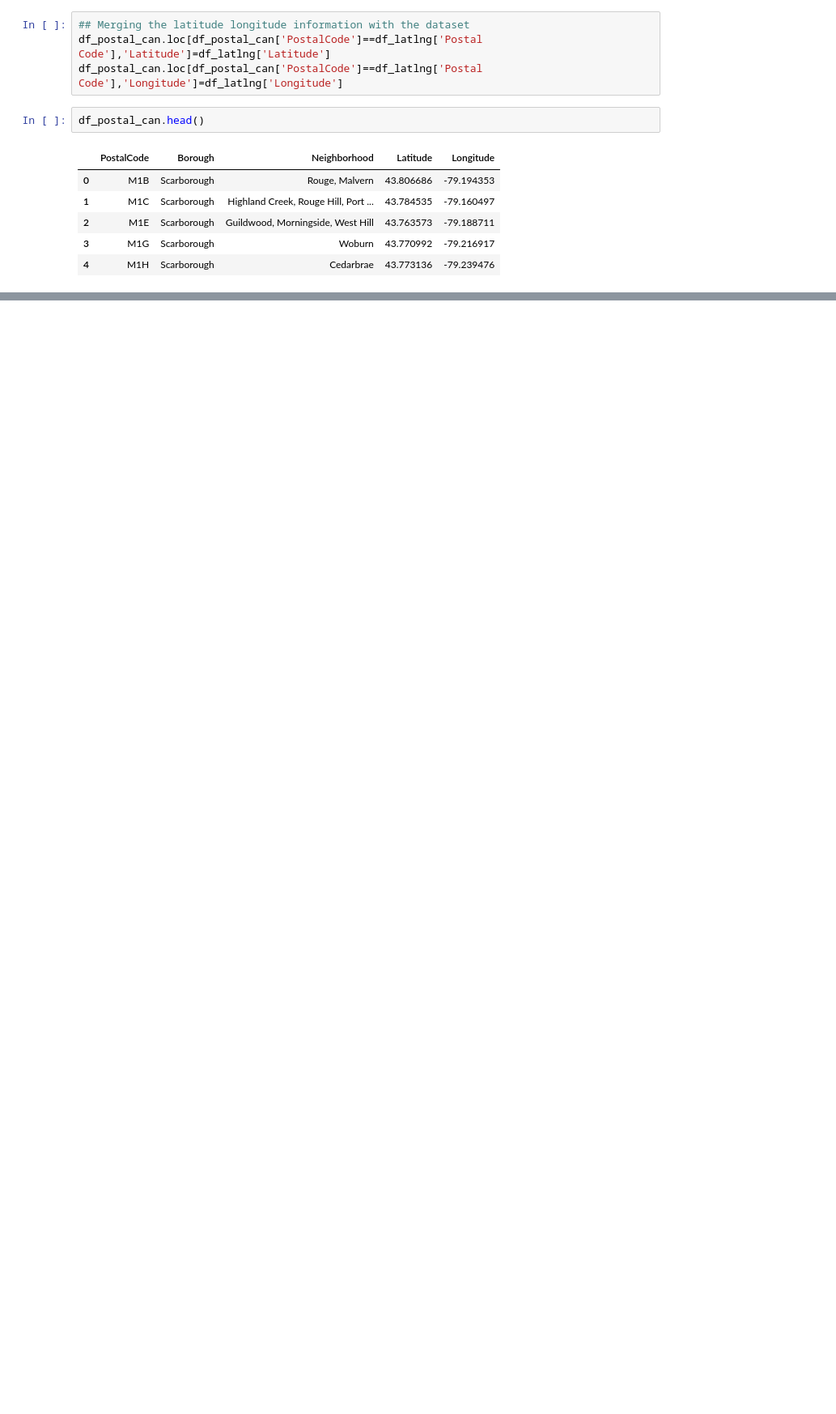
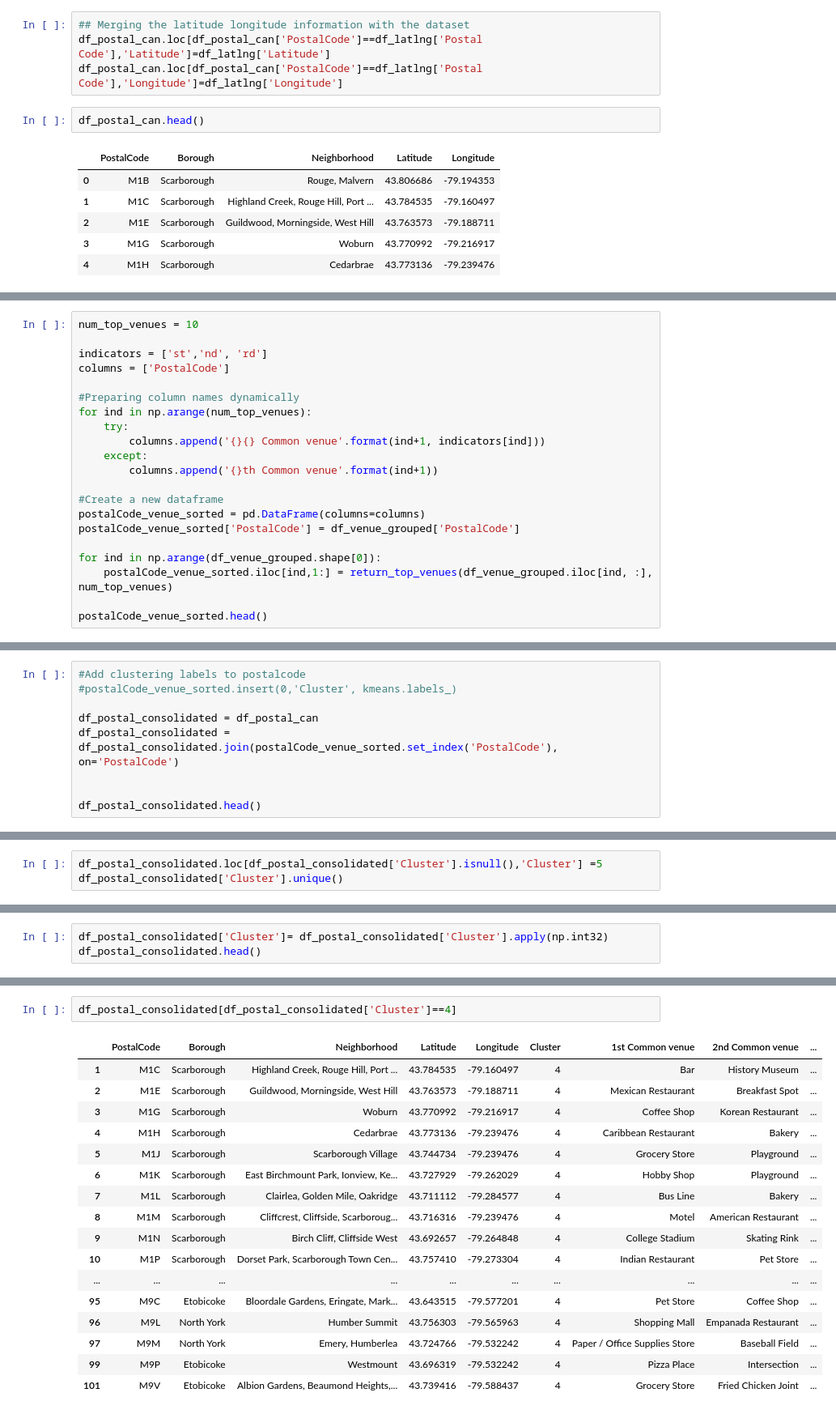
Before and after one commit to debapriyo-dasgupta/Coursera_Capstone_old, a Jupyter notebook: Battle_of_neighbourhood_capstone_project.ipynb, the cells around one changed output, grey strips where cells are left out. Shown at 81% size. Drawn from its saved outputs; the diff is of its cells as text; blank space fills up the shorter version.

```diff
--- a/Battle_of_neighbourhood_capstone_project.ipynb
+++ b/Battle_of_neighbourhood_capstone_project.ipynb
@@ -172,0 +562,21 @@ df_postal_can.head()
+# %%
+num_top_venues = 10
+
+indicators = ['st','nd', 'rd']
+columns = ['PostalCode']
+
+#Preparing column names dynamically
+for ind in np.arange(num_top_venues):
+    try:
+        columns.append('{}{} Common venue'.format(ind+1, indicators[ind]))
+    except:
+        columns.append('{}th Common venue'.format(ind+1))
+
+#Create a new dataframe
+postalCode_venue_sorted = pd.DataFrame(columns=columns)
+postalCode_venue_sorted['PostalCode'] = df_venue_grouped['PostalCode']
+
+for ind in np.arange(df_venue_grouped.shape[0]):
+    postalCode_venue_sorted.iloc[ind,1:] = return_top_venues(df_venue_grouped.iloc[ind, :], num_top_venues)
+
+postalCode_venue_sorted.head()
@@ -172,0 +610,9 @@ df_postal_can.head()
+# %%
+#Add clustering labels to postalcode
+#postalCode_venue_sorted.insert(0,'Cluster', kmeans.labels_)
+
+df_postal_consolidated = df_postal_can
+df_postal_consolidated = df_postal_consolidated.join(postalCode_venue_sorted.set_index('PostalCode'), on='PostalCode')
+
+
+df_postal_consolidated.head()
@@ -172,0 +669,3 @@ df_postal_can.head()
+# %%
+df_postal_consolidated.loc[df_postal_consolidated['Cluster'].isnull(),'Cluster'] =5
+df_postal_consolidated['Cluster'].unique()
@@ -172,0 +676,3 @@ df_postal_can.head()
+# %%
+df_postal_consolidated['Cluster']= df_postal_consolidated['Cluster'].apply(np.int32)
+df_postal_consolidated.head()
@@ -172,0 +757,20 @@ df_postal_can.head()
+# %%
+df_postal_consolidated[df_postal_consolidated['Cluster']==4]
+# %% [output]
+|  | PostalCode | Borough | Neighborhood | Latitude | Longitude | Cluster | 1st Common venue | 2nd Common venue | ... |
+| 1 | M1C | Scarborough | Highland Creek, Rouge Hill, Port ... | 43.784535 | -79.160497 | 4 | Bar | History Museum | ... |
+| 2 | M1E | Scarborough | Guildwood, Morningside, West Hill | 43.763573 | -79.188711 | 4 | Mexican Restaurant | Breakfast Spot | ... |
+| 3 | M1G | Scarborough | Woburn | 43.770992 | -79.216917 | 4 | Coffee Shop | Korean Restaurant | ... |
+| 4 | M1H | Scarborough | Cedarbrae | 43.773136 | -79.239476 | 4 | Caribbean Restaurant | Bakery | ... |
+| 5 | M1J | Scarborough | Scarborough Village | 43.744734 | -79.239476 | 4 | Grocery Store | Playground | ... |
+| 6 | M1K | Scarborough | East Birchmount Park, Ionview, Ke... | 43.727929 | -79.262029 | 4 | Hobby Shop | Playground | ... |
+| 7 | M1L | Scarborough | Clairlea, Golden Mile, Oakridge | 43.711112 | -79.284577 | 4 | Bus Line | Bakery | ... |
+| 8 | M1M | Scarborough | Cliffcrest, Cliffside, Scarboroug... | 43.716316 | -79.239476 | 4 | Motel | American Restaurant | ... |
+| 9 | M1N | Scarborough | Birch Cliff, Cliffside West | 43.692657 | -79.264848 | 4 | College Stadium | Skating Rink | ... |
+| 10 | M1P | Scarborough | Dorset Park, Scarborough Town Cen... | 43.757410 | -79.273304 | 4 | Indian Restaurant | Pet Store | ... |
+| ... | ... | ... | ... | ... | ... | ... | ... | ... | ... |
+| 95 | M9C | Etobicoke | Bloordale Gardens, Eringate, Mark... | 43.643515 | -79.577201 | 4 | Pet Store | Coffee Shop | ... |
+| 96 | M9L | North York | Humber Summit | 43.756303 | -79.565963 | 4 | Shopping Mall | Empanada Restaurant | ... |
+| 97 | M9M | North York | Emery, Humberlea | 43.724766 | -79.532242 | 4 | Paper / Office Supplies Store | Baseball Field | ... |
+| 99 | M9P | Etobicoke | Westmount | 43.696319 | -79.532242 | 4 | Pizza Place | Intersection | ... |
+| 101 | M9V | Etobicoke | Albion Gardens, Beaumond Heights,... | 43.739416 | -79.588437 | 4 | Grocery Store | Fried Chicken Joint | ... |
```
Also changed, not shown: parts of 86 cells of this notebook.
